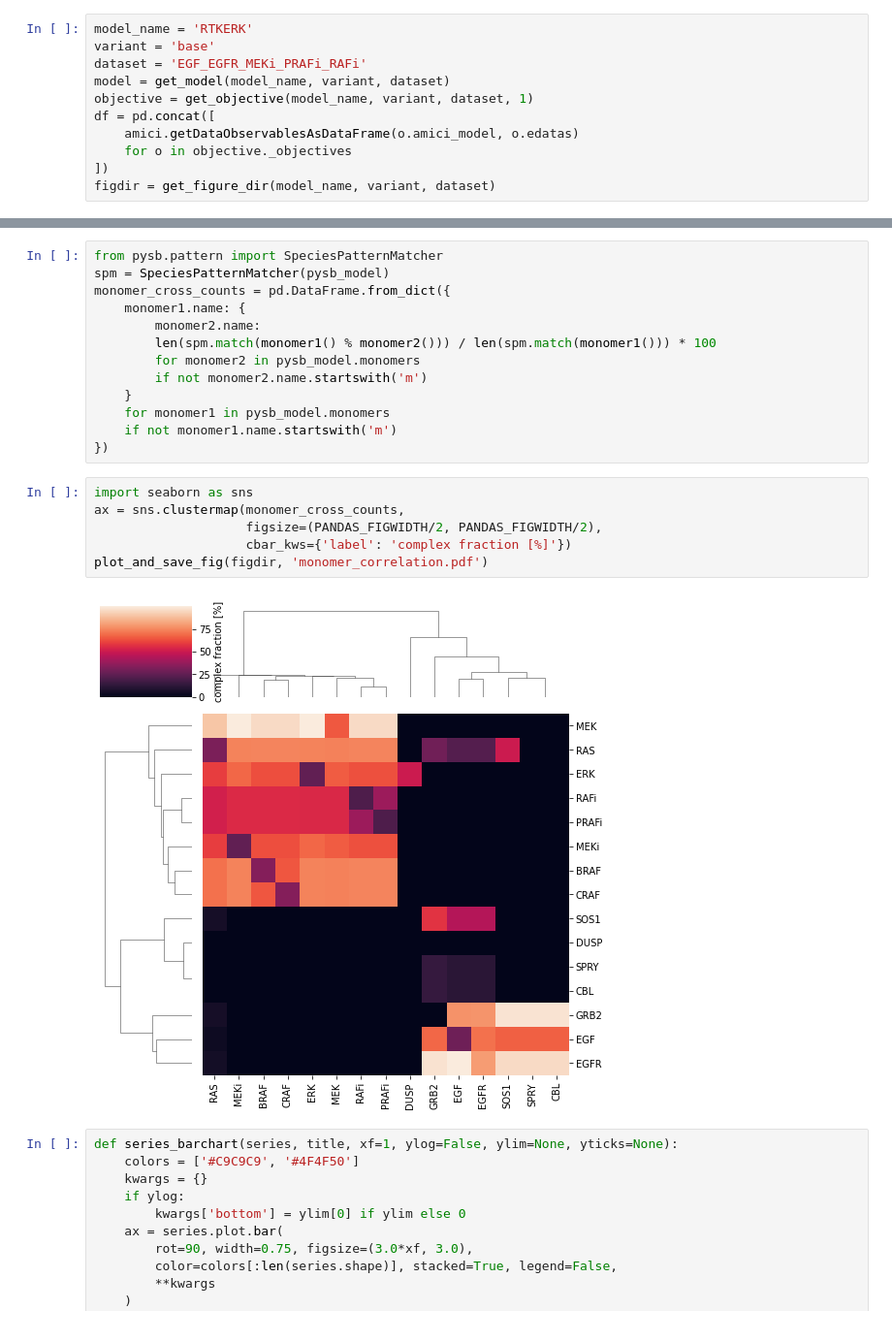
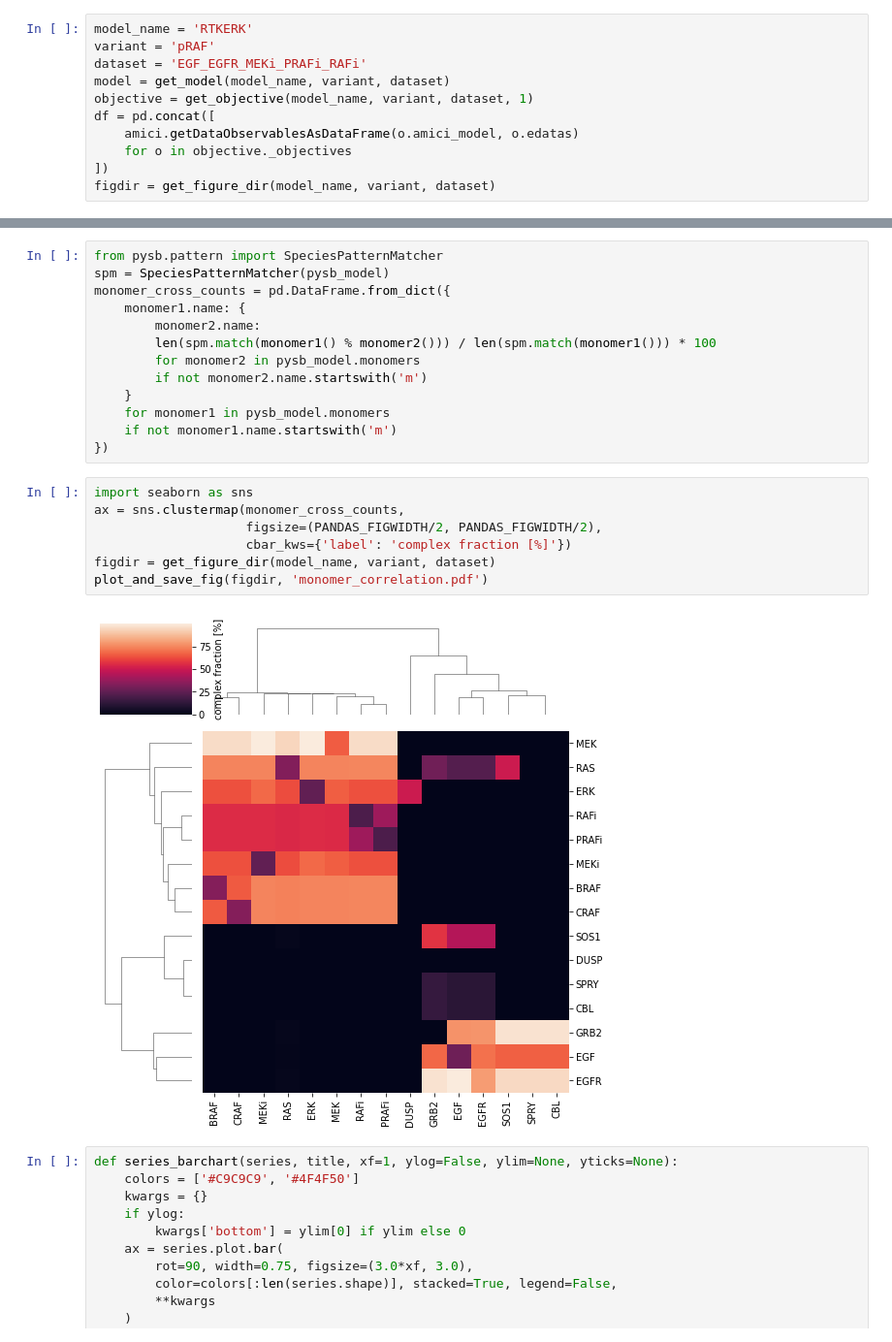
Before and after one commit to labsyspharm/marm2-supplement, a Jupyter notebook: Model Statistics.ipynb, the cells around one changed output, grey strips where cells are left out. Shown at 97% size. Saved outputs shown, nothing was run; the diff lists cells and outputs as text.

```diff
--- a/Model Statistics.ipynb
+++ b/Model Statistics.ipynb
@@ -15,7 +15,7 @@ import matplotlib.pyplot as plt
 PANDAS_FIGWIDTH = 15
 # %%
 model_name = 'RTKERK'
-variant = 'base'
+variant = 'pRAF'
 dataset = 'EGF_EGFR_MEKi_PRAFi_RAFi'
 model = get_model(model_name, variant, dataset)
 objective = get_objective(model_name, variant, dataset, 1)
@@ -100,11 +100,12 @@ monomer_cross_counts = pd.DataFrame.from_dict({
 # %%
 import seaborn as sns
 ax = sns.clustermap(monomer_cross_counts,
                     figsize=(PANDAS_FIGWIDTH/2, PANDAS_FIGWIDTH/2),
                     cbar_kws={'label': 'complex fraction [%]'})
+figdir = get_figure_dir(model_name, variant, dataset)
 plot_and_save_fig(figdir, 'monomer_correlation.pdf')
 # %% [output]
-[figure, old version]
+[figure, new version]
 # %%
 def series_barchart(series, title, xf=1, ylog=False, ylim=None, yticks=None):
     colors = ['#C9C9C9', '#4F4F50']
```
Also changed, not shown: parts of 10 cells of this notebook, 3 other files.
